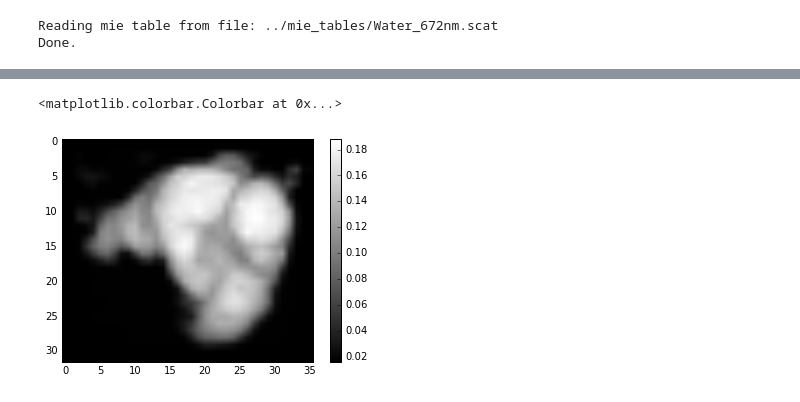
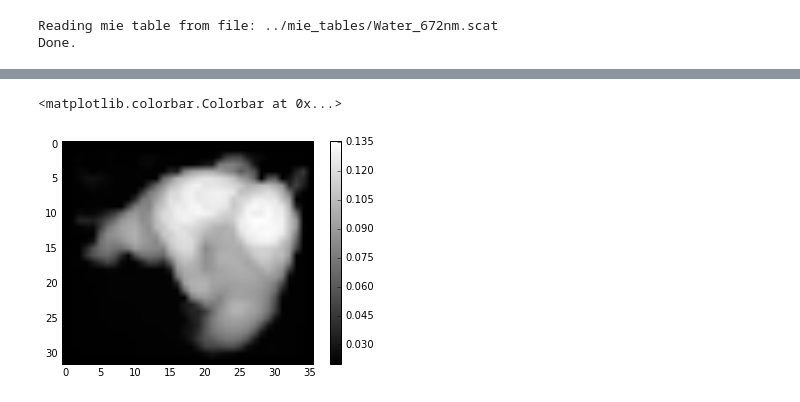
Before and after one commit to CloudTomography/AT3D, a Jupyter notebook: notebooks/Forward Rendering.ipynb, the cells around one changed output, grey strips where cells are left out. Drawn from its saved outputs; the diff is of its cells as text; code cells hidden in the pictures.

```diff
--- a/notebooks/Forward Rendering.ipynb
+++ b/notebooks/Forward Rendering.ipynb
@@ -28,12 +28,12 @@ mie = shdom.Mie()
 mie.read_table(file_path='../mie_tables/Water_672nm.scat')
 
 # Rayleigh scattering for air molecules
-temperatures = [292.220, 292.040, 291.860, 291.680, 291.500, 291.320, 291.140, 290.960, 290.780,
-                290.600, 290.420, 290.240, 290.060, 289.880, 289.700, 289.920, 290.140, 290.360,
-                290.580, 290.800, 291.020, 291.240, 291.460, 291.680, 291.900]
-z_levels = np.linspace(0.0, 20.0, len(temperatures))
-temperature_profile = shdom.TemperatureProfile(z_levels, temperatures)
-rayleigh = shdom.Rayleigh(wavelength=0.672, temperature_profile=temperature_profile)
+temperatures = np.array([292.220, 292.040, 291.860, 291.680, 291.500, 291.320, 291.140, 290.960, 290.780,
+                         290.600, 290.420, 290.240, 290.060, 289.880, 289.700, 289.920, 290.140, 290.360,
+                         290.580, 290.800, 291.020, 291.240, 291.460, 291.680, 291.900])
+z_grid = shdom.Grid(z=np.linspace(0.0, 20.0, len(temperatures)))
+temperature_profile = shdom.GridData(z_grid, temperatures)
+air = shdom.Air(wavelength=0.672, temperature_profile=temperature_profile)
 # %% [output]
 Reading mie table from file: ../mie_tables/Water_672nm.scat
 Done.
@@ -48,9 +48,6 @@ csv_path = '../synthetic_cloud_fields/jpl_les/32x36x25.txt'
 
 lwc, reff = shdom.load_les_from_csv(csv_path)
 extinction_c, albedo_c, phase_c = mie.interpolate_scattering_field(lwc, reff)
-droplets = shdom.Medium(extinction_c, albedo_c, phase_c)
+cloud = shdom.Medium(extinction_c, albedo_c, phase_c)
 
-extinction_a, albedo_a, phase_a = rayleigh.get_scattering_field(z_levels=droplets.grid.z_levels)
-air = shdom.Medium(extinction_a, albedo_a, phase_a)
-
-atmosphere = droplets + air
+atmosphere = cloud + air
@@ -128,10 +107,13 @@ sensor = shdom.OrthographicSensor(bounding_box=atmosphere.bounding_box,
 
 image = sensor.render(rte_solver)
 # %%
+"""
+Plot the synthetic image.
+"""
 %matplotlib inline
 plt.imshow(image)
 plt.gray()
 plt.colorbar()
 # %% [output]
 <matplotlib.colorbar.Colorbar at 0x...>
-[figure, old version]
+[figure, new version]
```
Also changed, not shown: parts of 8 cells of this notebook, 5 other files.
